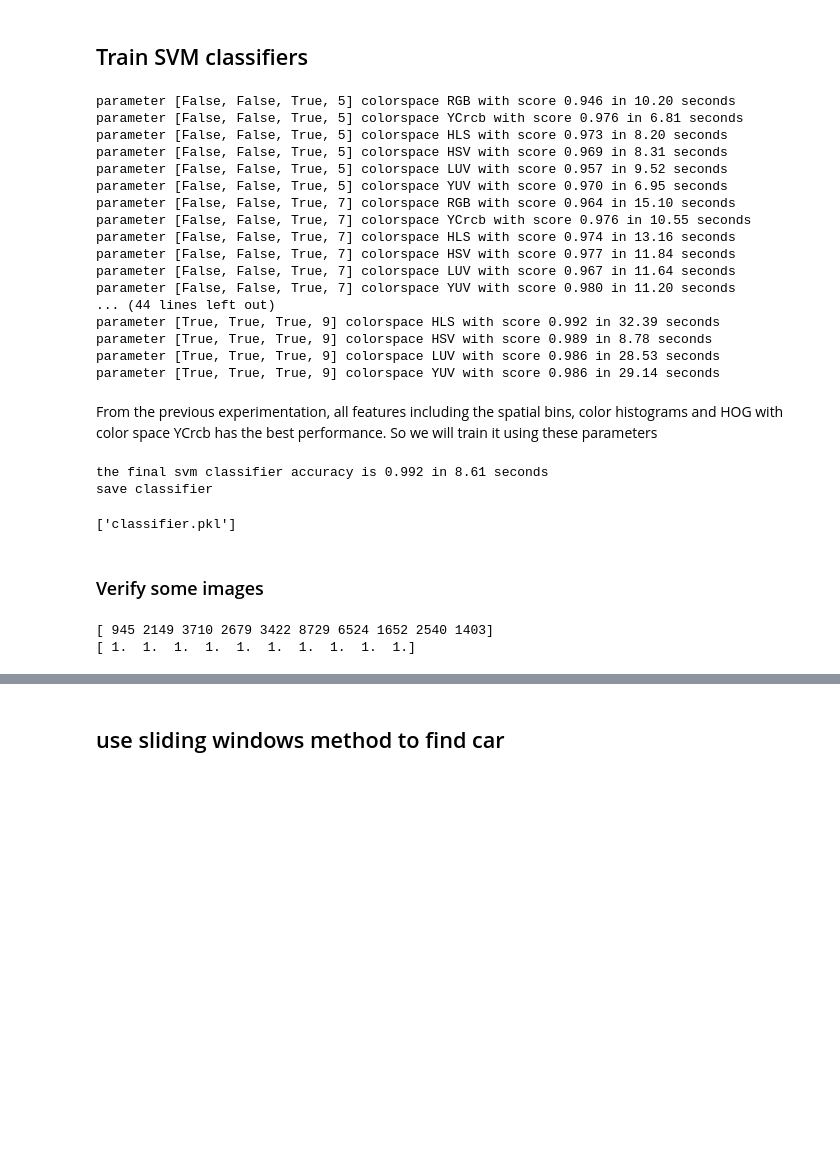
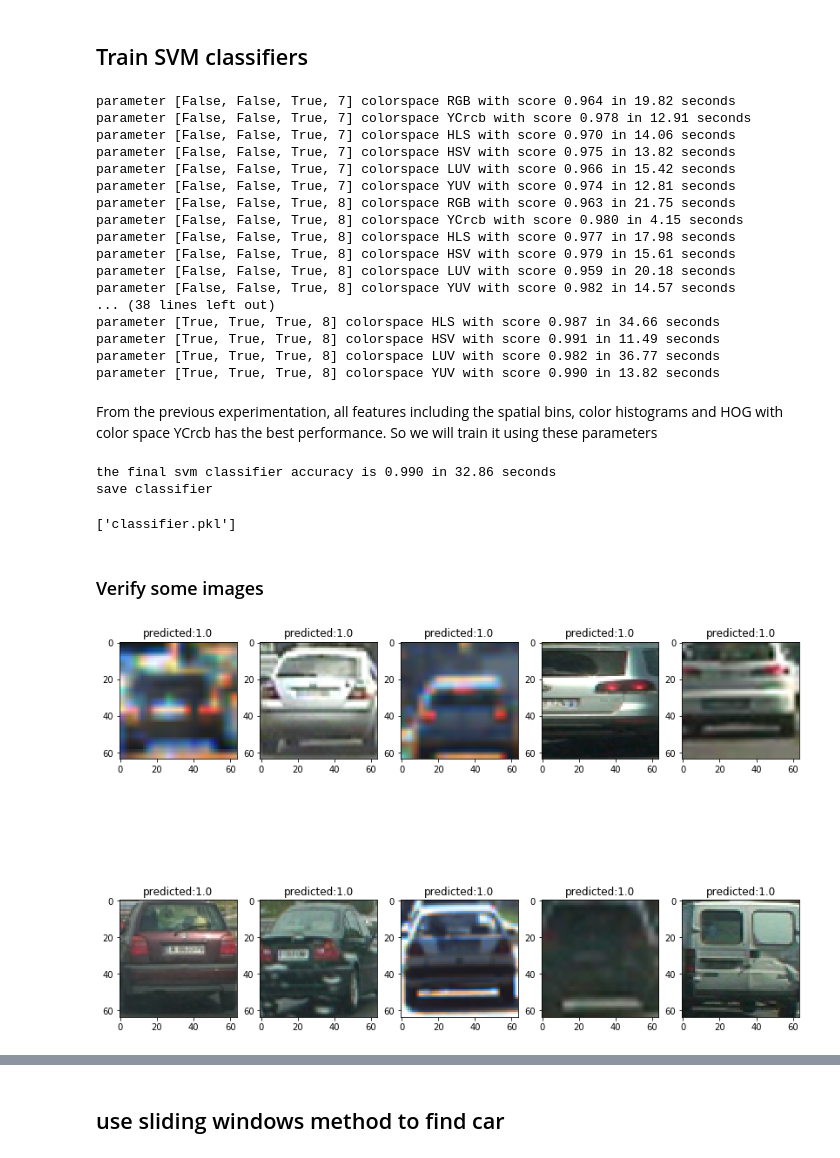
Before and after one commit to licq/CarND-Vehicle-Detection, a Jupyter notebook: Vehicle_Detection.ipynb, the cells around one changed output, grey strips where cells are left out. Drawn from its saved outputs; the diff is of its cells as text; code cells hidden in the pictures; blank space fills up the shorter version.

```diff
--- a/Vehicle_Detection.ipynb
+++ b/Vehicle_Detection.ipynb
@@ -177,16 +173,15 @@ def train(car_features, non_car_features):
     score = svc.score(X_test, y_test)
     return score, end - start,svc, scaler
 # %%
-parameters = [[False, False, True, 5],
-             [False, False, True, 7],
+parameters = [[False, False, True, 7],
+             [False, False, True, 8],
              [False, False, True, 9],
-             [False, False, True, 11],
              [True, False, False, 0],
              [False,True, False, 0],
-             [False, True, True, 9],
-             [True, False, True, 9],
+             [False, True, True, 8],
+             [True, False, True, 8],
              [True, True, False, 0],
-             [True, True, True, 9]]
+             [True, True, True, 8]]
 
 cspaces = ['RGB','YCrcb','HLS', 'HSV', 'LUV','YUV']
 vehicle_images = [imread(file) for file in vehicle_filenames]
@@ -199,28 +194,28 @@ for p in parameters:
         score, cost,_,_ = train(car_features, non_car_features)
         print('parameter {} colorspace {} with score {:.3f} in {:.2f} seconds'.format(p, c, score, cost) )
 # %% [output]
-parameter [False, False, True, 5] colorspace RGB with score 0.946 in 10.20 seconds
-parameter [False, False, True, 5] colorspace YCrcb with score 0.976 in 6.81 seconds
-parameter [False, False, True, 5] colorspace HLS with score 0.973 in 8.20 seconds
-parameter [False, False, True, 5] colorspace HSV with score 0.969 in 8.31 seconds
-parameter [False, False, True, 5] colorspace LUV with score 0.957 in 9.52 seconds
-parameter [False, False, True, 5] colorspace YUV with score 0.970 in 6.95 seconds
-parameter [False, False, True, 7] colorspace RGB with score 0.964 in 15.10 seconds
-parameter [False, False, True, 7] colorspace YCrcb with score 0.976 in 10.55 seconds
-parameter [False, False, True, 7] colorspace HLS with score 0.974 in 13.16 seconds
-parameter [False, False, True, 7] colorspace HSV with score 0.977 in 11.84 seconds
-parameter [False, False, True, 7] colorspace LUV with score 0.967 in 11.64 seconds
-parameter [False, False, True, 7] colorspace YUV with score 0.980 in 11.20 seconds
-... (44 lines left out)
-parameter [True, True, True, 9] colorspace HLS with score 0.992 in 32.39 seconds
-parameter [True, True, True, 9] colorspace HSV with score 0.989 in 8.78 seconds
-parameter [True, True, True, 9] colorspace LUV with score 0.986 in 28.53 seconds
-parameter [True, True, True, 9] colorspace YUV with score 0.986 in 29.14 seconds
+parameter [False, False, True, 7] colorspace RGB with score 0.964 in 19.82 seconds
+parameter [False, False, True, 7] colorspace YCrcb with score 0.978 in 12.91 seconds
+parameter [False, False, True, 7] colorspace HLS with score 0.970 in 14.06 seconds
+parameter [False, False, True, 7] colorspace HSV with score 0.975 in 13.82 seconds
+parameter [False, False, True, 7] colorspace LUV with score 0.966 in 15.42 seconds
+parameter [False, False, True, 7] colorspace YUV with score 0.974 in 12.81 seconds
+parameter [False, False, True, 8] colorspace RGB with score 0.963 in 21.75 seconds
+parameter [False, False, True, 8] colorspace YCrcb with score 0.980 in 4.15 seconds
+parameter [False, False, True, 8] colorspace HLS with score 0.977 in 17.98 seconds
+parameter [False, False, True, 8] colorspace HSV with score 0.979 in 15.61 seconds
+parameter [False, False, True, 8] colorspace LUV with score 0.959 in 20.18 seconds
+parameter [False, False, True, 8] colorspace YUV with score 0.982 in 14.57 seconds
+... (38 lines left out)
+parameter [True, True, True, 8] colorspace HLS with score 0.987 in 34.66 seconds
+parameter [True, True, True, 8] colorspace HSV with score 0.991 in 11.49 seconds
+parameter [True, True, True, 8] colorspace LUV with score 0.982 in 36.77 seconds
+parameter [True, True, True, 8] colorspace YUV with score 0.990 in 13.82 seconds
 # %% [markdown]
 From the previous experimentation, all features including the spatial bins, color histograms and HOG with color space YCrcb has the best performance. So we will train it using these parameters
 # %%
-cspace = 'HLS'
-orient = 9
+cspace = 'YCrcb'
+orient = 8
 
 car_features = extract_features(vehicle_images, cspace=cspace, with_bin_spatial=True, with_color_hist=True, with_hog_features=True, orient=orient)
 non_car_features = extract_features(non_vehicle_images, cspace=cspace, with_bin_spatial=True, with_color_hist=True, with_hog_features=True, orient=orient)
@@ -229,23 +224,25 @@ print('the final svm classifier accuracy is {:.3f} in {:.2f} seconds'.format(sco
 print('save classifier')
 joblib.dump({'clf':clf, 'scaler':scaler}, 'classifier.pkl')
 # %% [output]
-the final svm classifier accuracy is 0.992 in 8.61 seconds
+the final svm classifier accuracy is 0.990 in 32.86 seconds
 save classifier
 ['classifier.pkl']
 # %% [markdown]
 ### Verify some images
 # %%
-idx = np.random.randint(len(vehicle_images), size=10)
-print(idx)
-samples = [vehicle_images[id] for id in idx]
-sample_car_features = extract_features(samples, cspace=cspace, with_bin_spatial=True, with_color_hist=True, with_hog_features=True, orient=9)
+samples = np.random.choice(vehicle_filenames,10)
+images = []
+for sample in samples:
+    images.append(imread(sample))
+sample_car_features = extract_features(images, cspace=cspace, with_bin_spatial=True, with_color_hist=True, with_hog_features=True, orient=orient)
 sample_car_features = np.array(sample_car_features).astype(np.float64)
 sample_scaled = scaler.transform(sample_car_features)
 predictions = clf.predict(sample_scaled)
-print(predictions)
+images = [imread(sample) for sample in samples]
+titles = ['predicted:' + str(p) for p in predictions]
+plot_images(images, rows=2, titles=titles)
 # %% [output]
-[ 945 2149 3710 2679 3422 8729 6524 1652 2540 1403]
-[ 1.  1.  1.  1.  1.  1.  1.  1.  1.  1.]
+[figure, added]
 # %%
 samples = np.random.choice(non_vehicle_filenames,10)
 images = []
```
Also changed, not shown: parts of 22 cells of this notebook, 8 other files.
